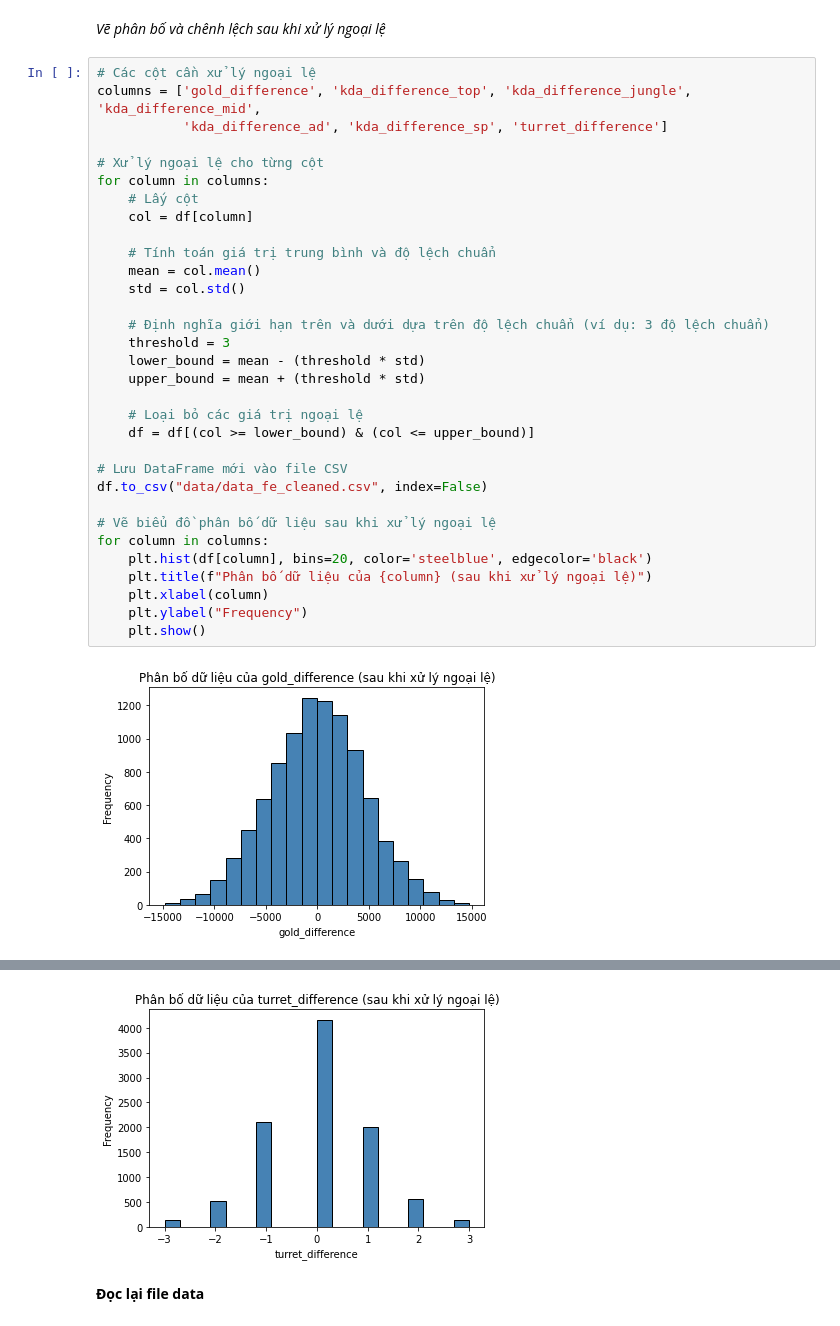
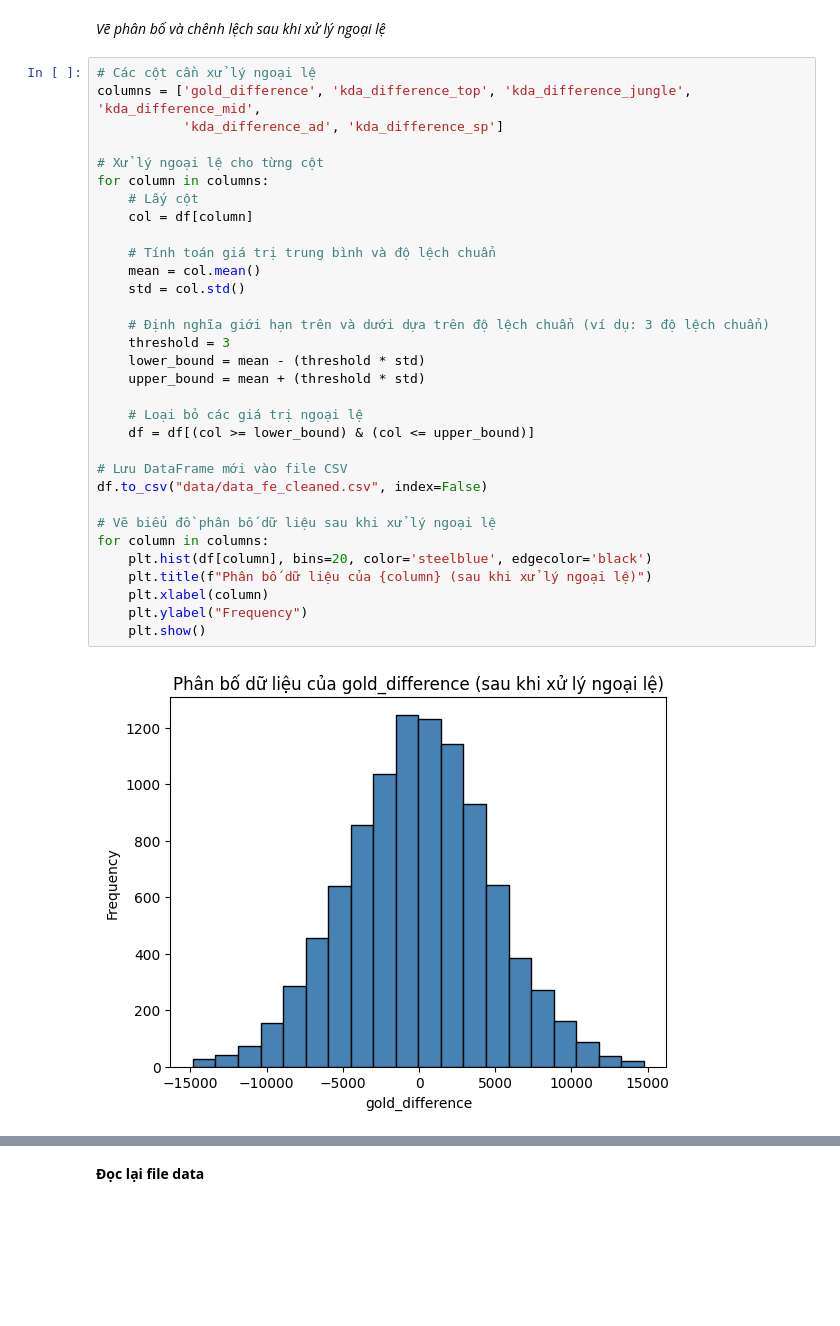
Before and after one commit to trucni2005/LeagueOfLegendsWinRatePredictorAt15, a Jupyter notebook: feature_engineering.ipynb, the cells around one changed output, grey strips where cells are left out. Saved outputs shown, nothing was run; the diff lists cells and outputs as text; blank space fills up the shorter version.

```diff
--- a/feature_engineering.ipynb
+++ b/feature_engineering.ipynb
@@ -256,34 +275,34 @@ for column in columns_to_plot:
 # %%
 # Các cột cần xử lý ngoại lệ
 columns = ['gold_difference', 'kda_difference_top', 'kda_difference_jungle', 'kda_difference_mid',
-           'kda_difference_ad', 'kda_difference_sp', 'turret_difference']
+           'kda_difference_ad', 'kda_difference_sp']
 
 # Xử lý ngoại lệ cho từng cột
 for column in columns:
     # Lấy cột
     col = df[column]
 
     # Tính toán giá trị trung bình và độ lệch chuẩn
     mean = col.mean()
     std = col.std()
 
     # Định nghĩa giới hạn trên và dưới dựa trên độ lệch chuẩn (ví dụ: 3 độ lệch chuẩn)
     threshold = 3
     lower_bound = mean - (threshold * std)
     upper_bound = mean + (threshold * std)
 
     # Loại bỏ các giá trị ngoại lệ
     df = df[(col >= lower_bound) & (col <= upper_bound)]
 
 # Lưu DataFrame mới vào file CSV
 df.to_csv("data/data_fe_cleaned.csv", index=False)
 
 # Vẽ biểu đồ phân bố dữ liệu sau khi xử lý ngoại lệ
 for column in columns:
     plt.hist(df[column], bins=20, color='steelblue', edgecolor='black')
     plt.title(f"Phân bố dữ liệu của {column} (sau khi xử lý ngoại lệ)")
     plt.xlabel(column)
     plt.ylabel("Frequency")
     plt.show()
 # %% [output]
-[figure, old version]
+[figure, new version]
@@ -295,4 +314,3 @@ for column in columns:
-[figure, removed]
 # %% [markdown]
 **Đọc lại file data**
 # %%
```
Also changed, not shown: parts of 8 cells of this notebook, 2 other files.
